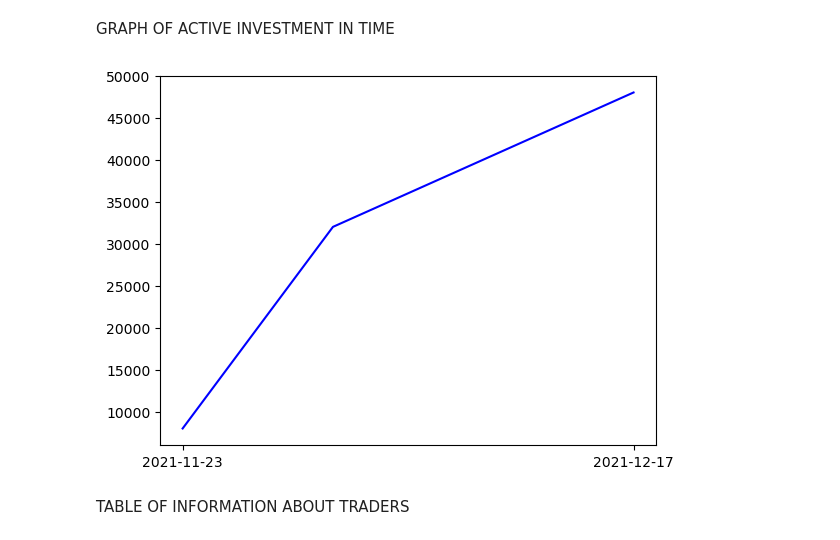
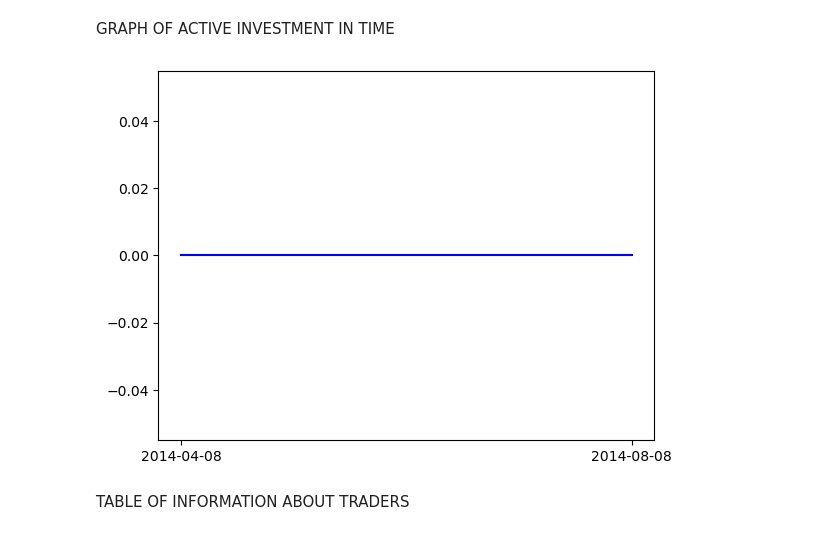
Before and after one commit to JEM207-Data-Processing-in-Python/Senators-trading, a Jupyter notebook: Code.ipynb, the cells around one changed output. Drawn from its saved outputs; the diff is of its cells as text; code cells hidden in the pictures.

```diff
--- a/Code.ipynb
+++ b/Code.ipynb
@@ -389,9 +386,9 @@ def grouping_for_graph(by_what, what_to_display):
     plt.xticks([help_df.index[0], help_df.index[-1]])
     plt.show()
 # %%
-grouping_for_graph("Politician", "A. Donald McEachin")
+grouping_for_graph("Politician", "Cory A. Booker")
 # %% [output]
-[figure, old version]
+[figure, new version]
 # %% [markdown]
 TABLE OF INFORMATION ABOUT TRADERS
 # %%
```
Also changed, not shown: parts of 52 cells of this notebook.
